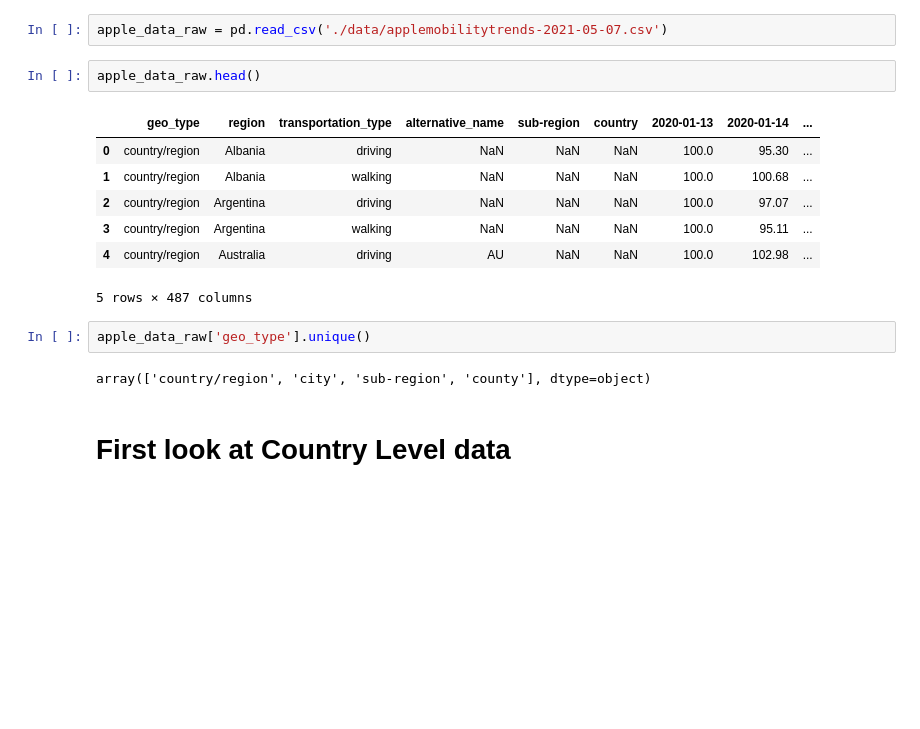
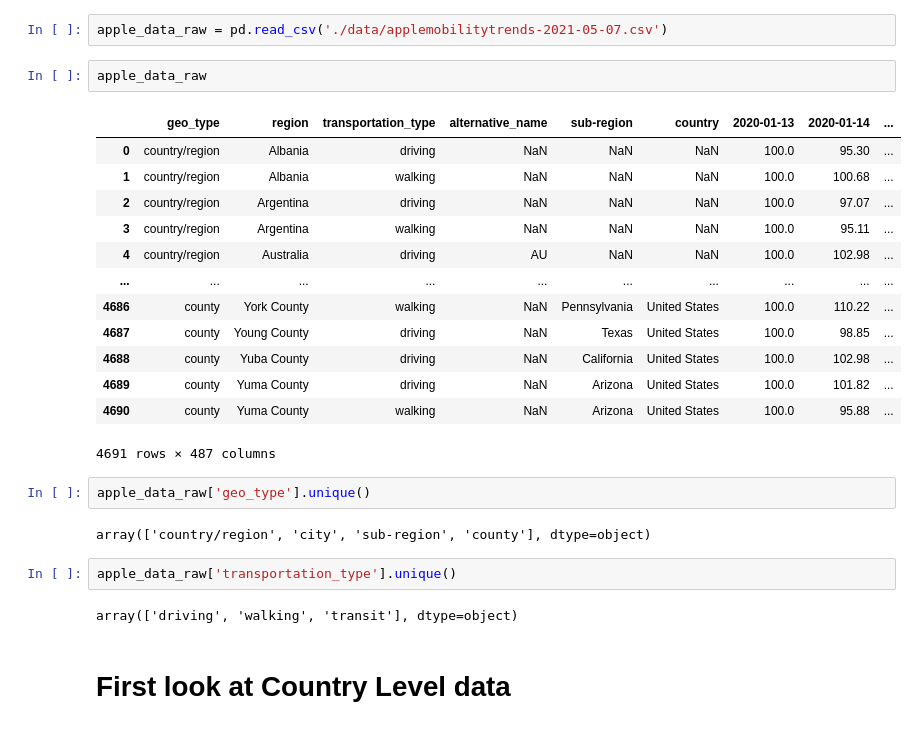
Before and after one commit to Wenjun-Mao/SIADS591_Project, a Jupyter notebook: Project591_EDA_Traffic.ipynb, the cells around one changed output. Saved outputs shown, nothing was run; the diff lists cells and outputs as text; blank space fills up the shorter version.

```diff
--- a/Project591_EDA_Traffic.ipynb
+++ b/Project591_EDA_Traffic.ipynb
@@ -13,19 +13,29 @@ from plotly.subplots import make_subplots
 # %%
 apple_data_raw = pd.read_csv('./data/applemobilitytrends-2021-05-07.csv')
 # %%
-apple_data_raw.head()
+apple_data_raw
 # %% [output]
 |  | geo_type | region | transportation_type | alternative_name | sub-region | country | 2020-01-13 | 2020-01-14 | ... |
 | 0 | country/region | Albania | driving | NaN | NaN | NaN | 100.0 | 95.30 | ... |
 | 1 | country/region | Albania | walking | NaN | NaN | NaN | 100.0 | 100.68 | ... |
 | 2 | country/region | Argentina | driving | NaN | NaN | NaN | 100.0 | 97.07 | ... |
 | 3 | country/region | Argentina | walking | NaN | NaN | NaN | 100.0 | 95.11 | ... |
 | 4 | country/region | Australia | driving | AU | NaN | NaN | 100.0 | 102.98 | ... |
+| ... | ... | ... | ... | ... | ... | ... | ... | ... | ... |
+| 4686 | county | York County | walking | NaN | Pennsylvania | United States | 100.0 | 110.22 | ... |
+| 4687 | county | Young County | driving | NaN | Texas | United States | 100.0 | 98.85 | ... |
+| 4688 | county | Yuba County | driving | NaN | California | United States | 100.0 | 102.98 | ... |
+| 4689 | county | Yuma County | driving | NaN | Arizona | United States | 100.0 | 101.82 | ... |
+| 4690 | county | Yuma County | walking | NaN | Arizona | United States | 100.0 | 95.88 | ... |
-5 rows × 487 columns
+4691 rows × 487 columns
 # %%
 apple_data_raw['geo_type'].unique()
 # %% [output]
 array(['country/region', 'city', 'sub-region', 'county'], dtype=object)
+# %%
+apple_data_raw['transportation_type'].unique()
+# %% [output]
+array(['driving', 'walking', 'transit'], dtype=object)
 # %% [markdown]
 # First look at Country Level data
 # %%
```
Also changed, not shown: parts of 3 cells of this notebook, 5 other files.
